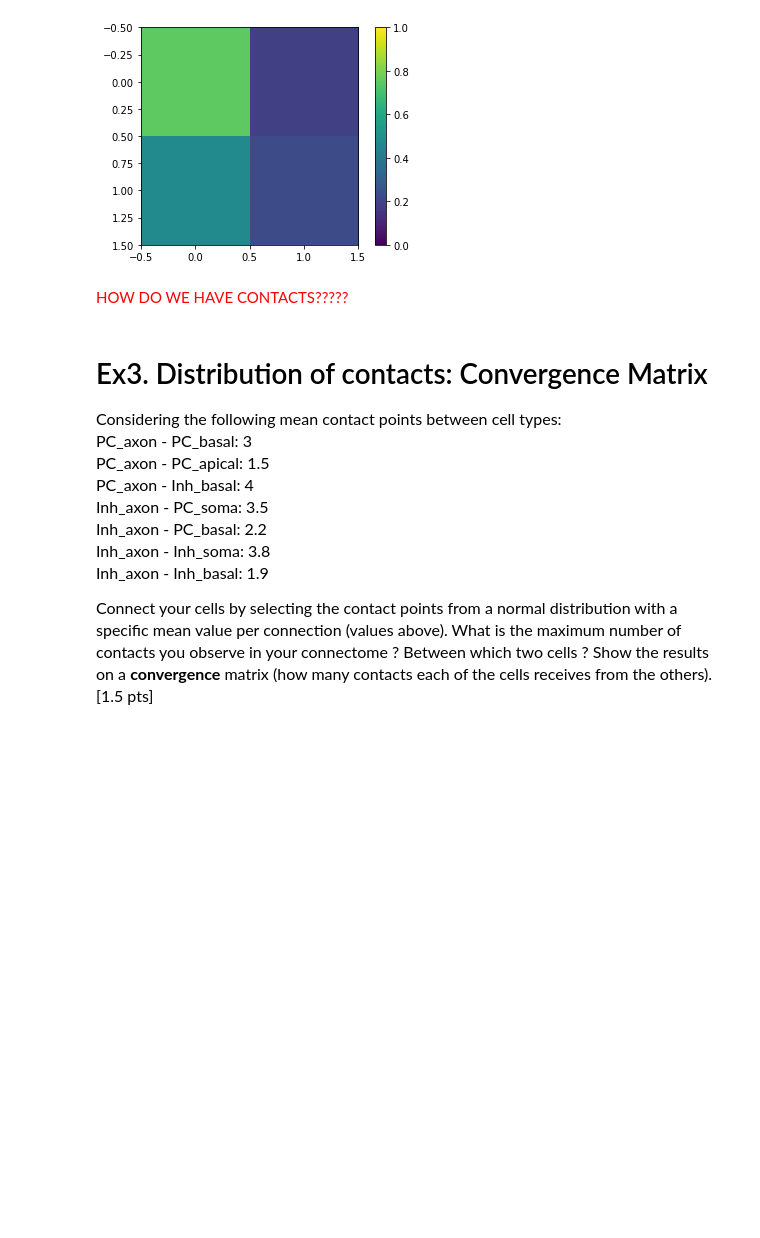
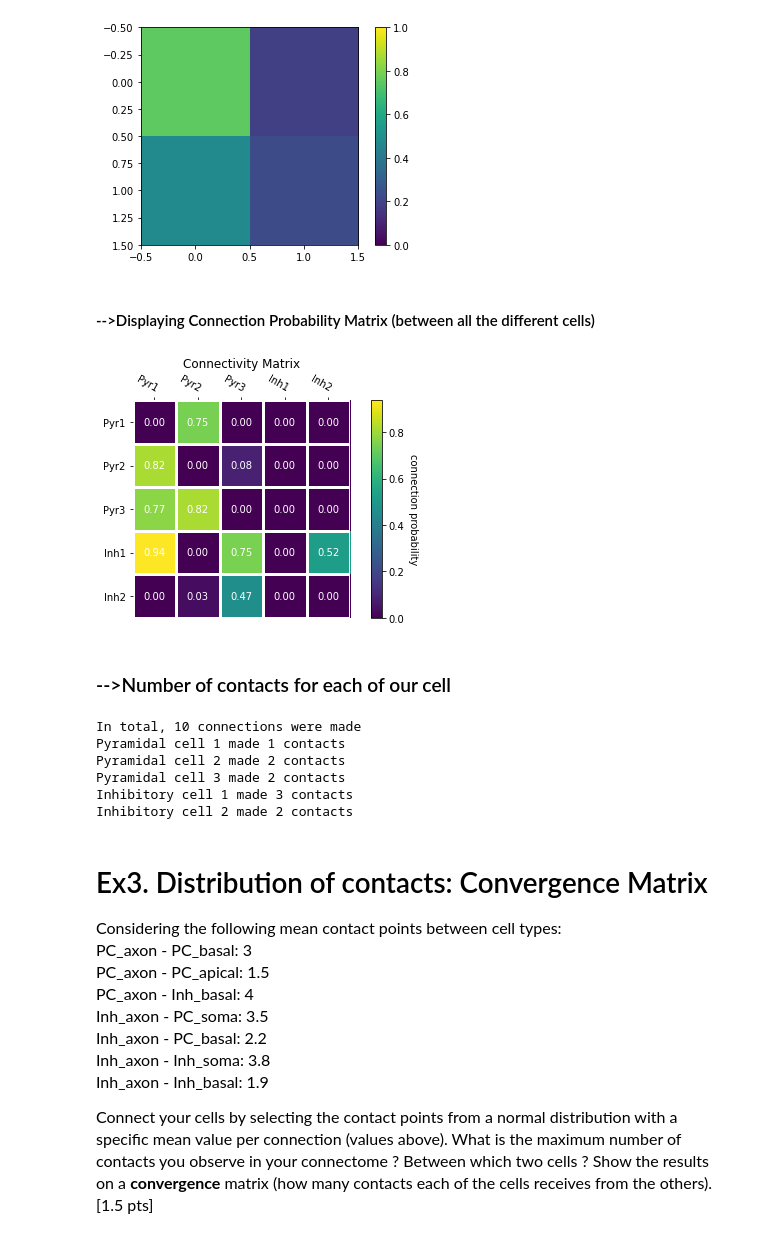
Before and after one commit to GasserElbanna/In-Silico-Neuroscience-Projects, a Jupyter notebook: Week 7/Week7_HomeWork.ipynb, the cells around one changed output. Saved outputs shown, nothing was run; the diff lists cells and outputs as text; code cells hidden in the pictures; blank space fills up the shorter version.

```diff
--- a/Week 7/Week7_HomeWork.ipynb
+++ b/Week 7/Week7_HomeWork.ipynb
@@ -576,2 +569,0 @@ plt.colorbar()
-# %% [markdown]
-<span style="color:red"> HOW DO WE HAVE CONTACTS?????
@@ -588,0 +570,13 @@ count_inh2 = 0
+# %% [markdown]
+#### -->Displaying Connection Probability Matrix (between all the different cells)
+# %%
+# Creating the Weight Matrix that will be plotted as a Heatmap
+weight_matrix = np.zeros((5,5))
+cellnames = [x.name for x in cells]
+
+for nc in netcons:
+    pre = nc.precell().name
+    pos = nc.postcell().name
+    ipre = cellnames.index(pre)
+    ipos = cellnames.index(pos)
+    weight_matrix[ipre,ipos] = nc.weight[0]
@@ -589,3 +652,50 @@ count_inh2 = 0
+# %%
+fig, ax = plt.subplots()
+
+im, cbar = heatmap(weight_matrix, ['Pyr1', 'Pyr2', 'Pyr3', 'Inh1', 'Inh2'], ['Pyr1', 'Pyr2', 'Pyr3','Inh1', 'Inh2'], ax=ax, cmap="viridis", cbarlabel="connection probability")
+
+fig.tight_layout()
+# %% [output]
+[figure, added]
+# %% [markdown]
+### -->Number of contacts for each of our cell
+# %%
+## Printing the number of contacts each of our cell has:
+
+print("In total, "+str(len(netcons))+' connections were made')
+
+count_pyr1 = 0
+count_pyr2 = 0
+count_pyr3 = 0
+count_inh1 = 0
+count_inh2 = 0
+
+for nc in netcons:
+    pre = nc.precell().name
+    ipre = cellnames.index(pre)
+    if ipre == 0: # Pyramidal cell 1
+        count_pyr1 += 1
+    if ipre == 1: # Pyramidal cell 2
+        count_pyr2 += 1
+    if ipre == 2: # Pyramidal cell 3
+        count_pyr3 += 1
+    if ipre == 3: # Inhibitory cell 1
+        count_inh1 += 1
+    if ipre == 4: # Inhibitory cell 2
+        count_inh2 += 1
+
+print("Pyramidal cell 1 made "+str(count_pyr1)+" contacts")
+print("Pyramidal cell 2 made "+str(count_pyr2)+" contacts")
+print("Pyramidal cell 3 made "+str(count_pyr3)+" contacts")
+print("Inhibitory cell 1 made "+str(count_inh1)+" contacts")
+print("Inhibitory cell 2 made "+str(count_inh2)+" contacts")
+# %% [output]
+In total, 10 connections were made
+Pyramidal cell 1 made 1 contacts
+Pyramidal cell 2 made 2 contacts
+Pyramidal cell 3 made 2 contacts
+Inhibitory cell 1 made 3 contacts
+Inhibitory cell 2 made 2 contacts
 # %% [markdown]
 # Ex3. Distribution of contacts: Convergence Matrix
 
```
Also changed, not shown: parts of 23 cells of this notebook.
